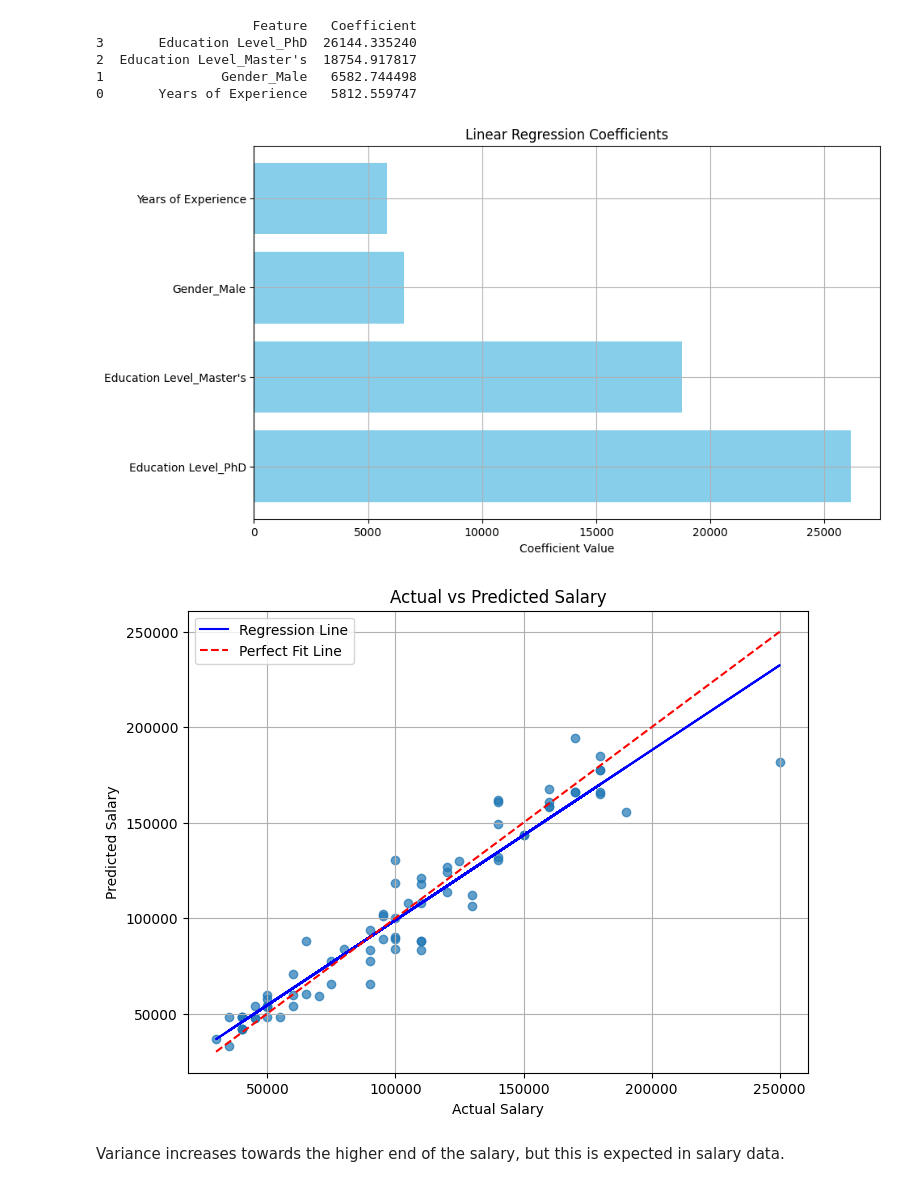
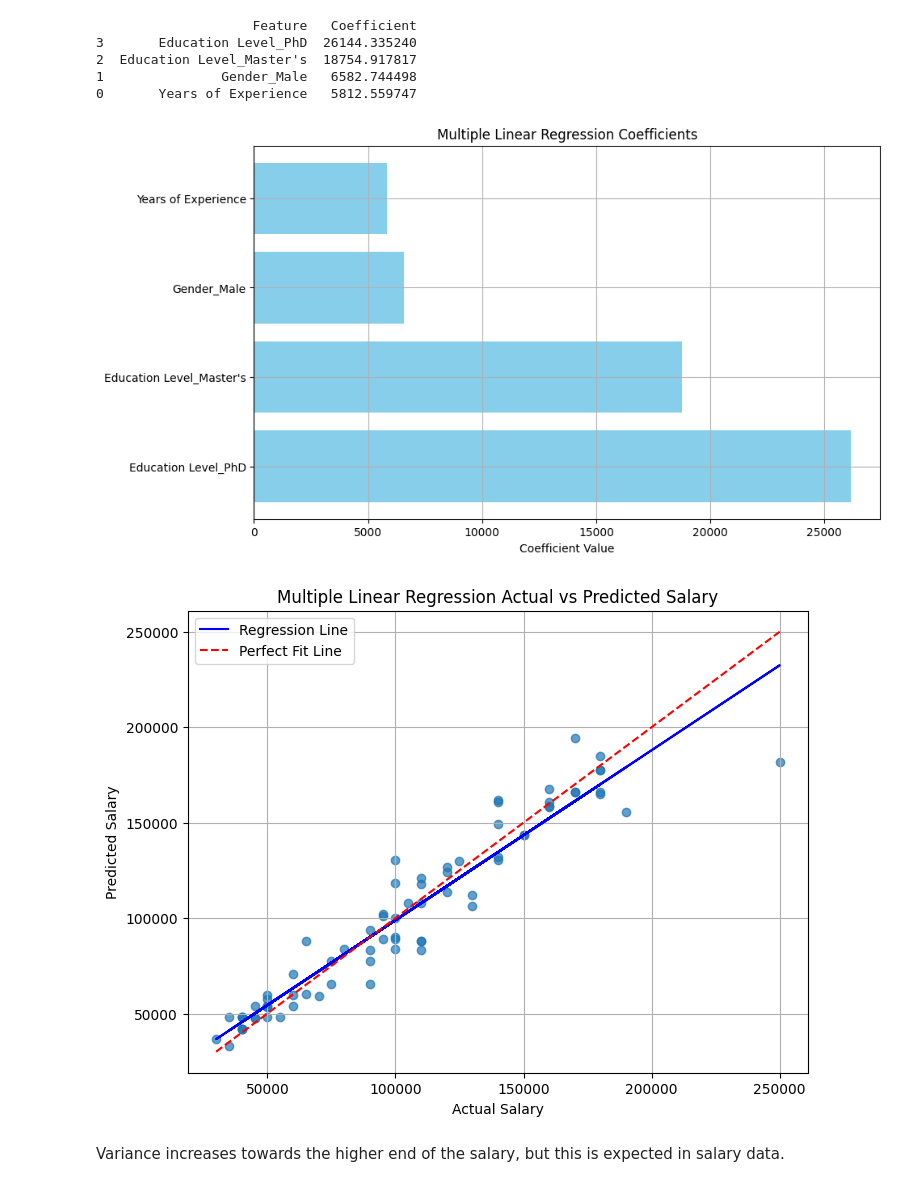
Before and after one commit to Jacinda-Chen/salary-prediction, a Jupyter notebook: salary_modeling.ipynb, the cells around one changed output. Saved outputs shown, nothing was run; the diff lists cells and outputs as text; code cells hidden in the pictures.

```diff
--- a/salary_modeling.ipynb
+++ b/salary_modeling.ipynb
@@ -331,30 +347,30 @@ print(coefficients)
 plt.figure(figsize=(10, 6))
 plt.barh(coefficients['Feature'], coefficients['Coefficient'], color='skyblue')
 plt.xlabel("Coefficient Value")
-plt.title("Linear Regression Coefficients")
+plt.title("Multiple Linear Regression Coefficients")
 plt.grid(True)
 plt.show()
 # %% [output]
-[figure, old version]
+[figure, new version]
 # %%
 # Dashed line represents the ideal scenario where actual = predicted
 
 # Plot
 plt.figure(figsize=(8, 6))
 plt.scatter(y_test_mlin, y_pred_mlin, alpha=0.7)
 plt.xlabel("Actual Salary")
 plt.ylabel("Predicted Salary")
-plt.title("Actual vs Predicted Salary")
+plt.title("Multiple Linear Regression Actual vs Predicted Salary")
 
 # Find Regression and Perfect Fit Line
 m, b = np.polyfit(y_test_mlin, y_pred_mlin, 1)
 plt.plot(y_test_mlin, m*y_test_mlin + b, color='blue', label='Regression Line')
 plt.plot([y_test_mlin.min(), y_test_mlin.max()], [y_test_mlin.min(), y_test_mlin.max()], 'r--', label='Perfect Fit Line')  # perfect fit line
 plt.grid(True)
 plt.legend()
 plt.show()
 # %% [output]
-[figure, old version]
+[figure, new version]
 # %% [markdown]
 Variance increases towards the higher end of the salary, but this is expected in salary data.
 # %%
```
Also changed, not shown: parts of 16 cells of this notebook.
